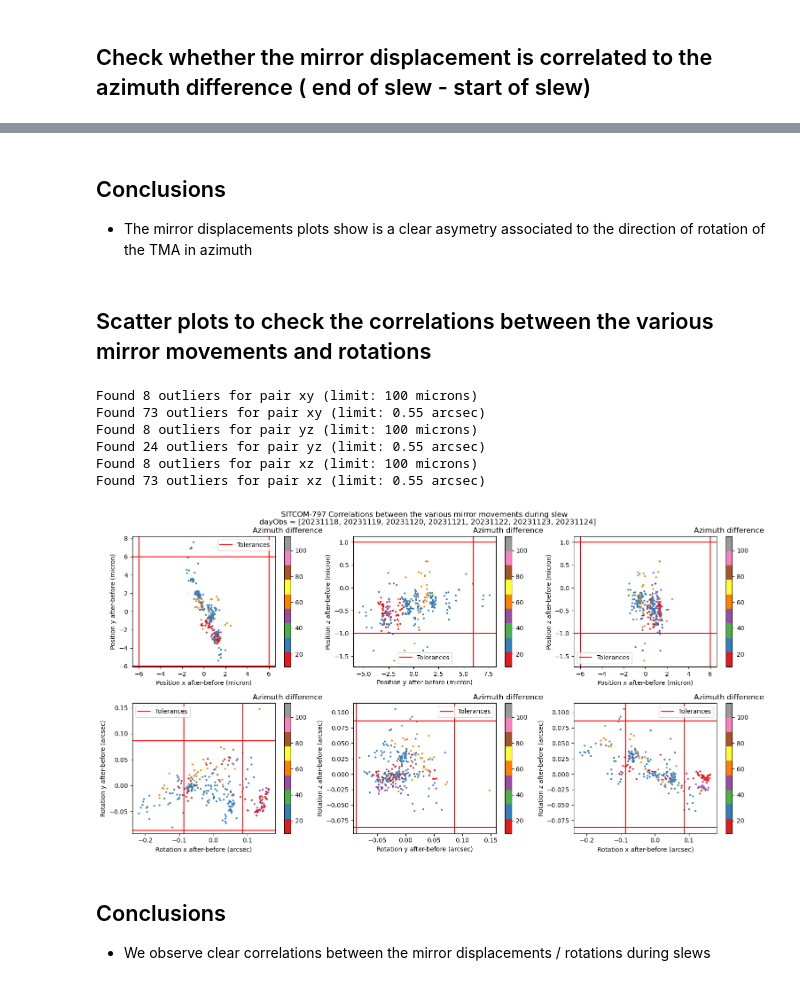
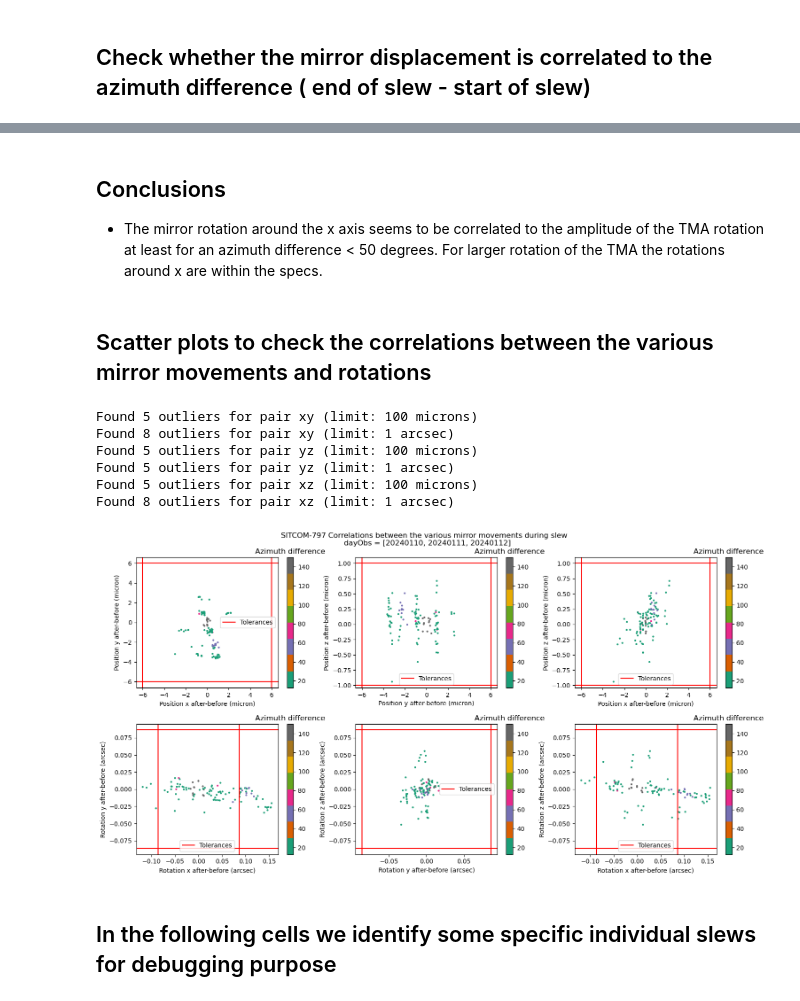
Before and after one commit to lsst-sitcom/notebooks_vandv, a Jupyter notebook: notebooks/tel_and_site/subsys_req_ver/m1m3/SITCOMTN-084-ims_slewing_azimuth_analysis_positioning.ipynb, the cells around one changed output, grey strips where cells are left out. Saved outputs shown, nothing was run; the diff lists cells and outputs as text; code cells hidden in the pictures.

```diff
--- a/notebooks/tel_and_site/subsys_req_ver/m1m3/SITCOMTN-084-ims_slewing_azimuth_analysis_positioning.ipynb
+++ b/notebooks/tel_and_site/subsys_req_ver/m1m3/SITCOMTN-084-ims_slewing_azimuth_analysis_positioning.ipynb
@@ -327,12 +257,12 @@ print(slew.end, slew.end + dt_settle)
-# %%
-# As the previous query can be very long (> 30 min) to execute we can save the results dataframe in a csv file
-# and reload it later - Just uncomment the relevant command
-
-# Save results
-# results.to_csv("slew2-4.csv")
-
-# Read back results from csv file
-results = pd.read_csv("slew2-4.csv")
+# %%
+# As the EFD queries can be very long to execute we offer the possibility to store the results dataframe in a csv file for later use
+
+file_path = "slews_df.csv"  # Path to file to store result dataframe
+if os.path.exists(file_path):
+    results = pd.read_csv(file_path)
+else:
+    results = get_results()
+    results.to_csv(file_path)
 # %% [markdown]
 # The analysis is starting here
 
@@ -353,15 +283,15 @@ axes = "xyz"
 
 # limit on position (micron) or rotation (arcsec) for outliers
 # Note that these outliers would deserve a specific study...
-out_limit_pos = 150
-out_limit_rot = 0.55
+out_limit_pos = 100
+out_limit_rot = 1
 
-title = f"SITCOM-1118 Histograms of the shifts in positions / rotations after slews \n dayObs = {dayObs}"
+title = f"SITCOM-1118 Histograms of the shifts in positions / rotations after azimuth slews \n dayObs = {dayObs}"
 fig, axs = plt.subplots(num=title, nrows=2, ncols=3, figsize=(15, 10))
 
 # Check whether the TMA actually move in azimuth and not in elevation
-mask_move = (abs(results["start_azi"] - results["end_azi"]) > 20) & (
-    abs(results["start_ele"] - results["end_ele"]) < 1
+mask_move = (abs(results["start_azi"] - results["end_azi"]) > 10) & (
+    abs(results["start_ele"] - results["end_ele"]) < 0.1
 )
 
 for i in range(3):
@@ -431,20 +362,21 @@ formatter = mdates.ConciseDateFormatter(locator)
 
 plt.rc("text", usetex=False)
 
-cm = matplotlib.colormaps["Set1"]
+cm = matplotlib.colormaps["tab10"]
 
 axes = ["x", "y", "z"]
 
 # limit on position (micron) or rotation (arcsec) for ouliers
 out_limit_pos = 100
-out_limit_rot = 0.55
+out_limit_rot = 1
 
 title = f"SITCOM-1118 Correlation between mirror displacements and elevation difference \n dayObs = {dayObs}"
 fig, axs = plt.subplots(num=title, nrows=2, ncols=3, figsize=(15, 8))
 
 # Check whether the TMA actually move in azimuth and not in elevation
+# Warning: the minimal movement in azimuth is not necessarily identical tio the one in the previous cell !
 mask_move = (abs(results["start_azi"] - results["end_azi"]) > 10) & (
-    abs(results["start_ele"] - results["end_ele"]) < 1
+    abs(results["start_ele"] - results["end_ele"]) < 0.1
 )
 
 print(
@@ -522,27 +454,27 @@ Found 8 outliers for zRotation (limit: 0.55 arcsec)
 # %% [markdown]
 ## Conclusions
 
- - The mirror displacements plots show is a clear asymetry associated to the direction of rotation of the TMA in azimuth
+ - The mirror rotation around the x axis seems to be correlated to the amplitude of the TMA rotation at least for an azimuth difference  < 50 degrees. For larger rotation of the TMA the rotations around x are within the specs.
 # %% [markdown]
 ## Scatter plots to check the correlations between the various mirror movements and rotations
 # %%
 locator = mdates.AutoDateLocator(minticks=3, maxticks=3)
 formatter = mdates.ConciseDateFormatter(locator)
 
-cm = matplotlib.colormaps["Set1"]
+cm = matplotlib.colormaps["Dark2"]
 
 pairs = ["xy", "yz", "xz"]
 
 # limit on position (micron) or rotation (arcsec) for ouliers
 out_limit_pos = 100
-out_limit_rot = 0.55
+out_limit_rot = 1
 
 title = f"SITCOM-797 Correlations between the various mirror movements during slew  \n dayObs = {dayObs}"
 fig, axs = plt.subplots(num=title, nrows=2, ncols=3, figsize=(15, 8))
 
 # Check whether the TMA actually move in azimuth and not in elevation
 mask_move = (abs(results["start_azi"] - results["end_azi"]) > 10) & (
-    abs(results["start_ele"] - results["end_ele"]) < 1
+    abs(results["start_ele"] - results["end_ele"]) < 0.1
 )
 
 # Azimuth change
@@ -590,41 +522,37 @@ for i in range(3):
     # Rotations
     R_diff_1 = (
         results[f"R_{pair[0]}_after"] - results[f"R_{pair[0]}_before"]
     ) * u.degree.to(u.arcsec)
     R_diff_2 = (
         results[f"R_{pair[1]}_after"] - results[f"R_{pair[1]}_before"]
     ) * u.degree.to(u.arcsec)
     mask_out = (np.abs(R_diff_1) < out_limit_rot) & (np.abs(R_diff_2) < out_limit_rot)
     print(
         f"Found {len(results)-np.sum(mask_out)} outliers for pair {pair} (limit: {out_limit_rot} arcsec)"
     )
     mask = mask_out & mask_move
     im = axs[1][i].scatter(
         R_diff_1[mask], R_diff_2[mask], c=abs(diff_azi[mask]), s=4, cmap=cm
     )
     axs[1][i].set_xlabel(f"Rotation {pair[0]} after-before (arcsec)")
     axs[1][i].set_ylabel(f"Rotation {pair[1]} after-before (arcsec)")
     clb = fig.colorbar(im, ax=axs[1][i])
     clb.ax.set_title("Azimuth difference")
 
     axs[1][i].axhline(0.0864, color="r", label="Tolerances")
     axs[1][i].axhline(-0.0864, color="r")
     axs[1][i].axvline(0.0864, color="r")
     axs[1][i].axvline(-0.0864, color="r")
     axs[1][i].legend()
 
 fig.suptitle(title + "\n")
 fig.tight_layout()
 plt.subplots_adjust(top=0.91)
 # %% [output]
-Found 8 outliers for pair xy (limit: 100 microns)
-Found 73 outliers for pair xy (limit: 0.55 arcsec)
-Found 8 outliers for pair yz (limit: 100 microns)
-Found 24 outliers for pair yz (limit: 0.55 arcsec)
-Found 8 outliers for pair xz (limit: 100 microns)
-Found 73 outliers for pair xz (limit: 0.55 arcsec)
+Found 5 outliers for pair xy (limit: 100 microns)
+Found 8 outliers for pair xy (limit: 1 arcsec)
+Found 5 outliers for pair yz (limit: 100 microns)
+Found 5 outliers for pair yz (limit: 1 arcsec)
+Found 5 outliers for pair xz (limit: 100 microns)
+Found 8 outliers for pair xz (limit: 1 arcsec)
-[figure, old version]
+[figure, new version]
-# %% [markdown]
-## Conclusions
-
- - We observe clear correlations between the mirror displacements / rotations during slews
@@ -632,0 +559,2 @@ df = getEfdData(client, "lsst.sal.MTM1M3.command_clearSlewFlag", dayObs=20231118
+# %% [markdown]
+## In the following cells we identify some specific individual slews for debugging purpose
```
Also changed, not shown: parts of 16 cells of this notebook.
